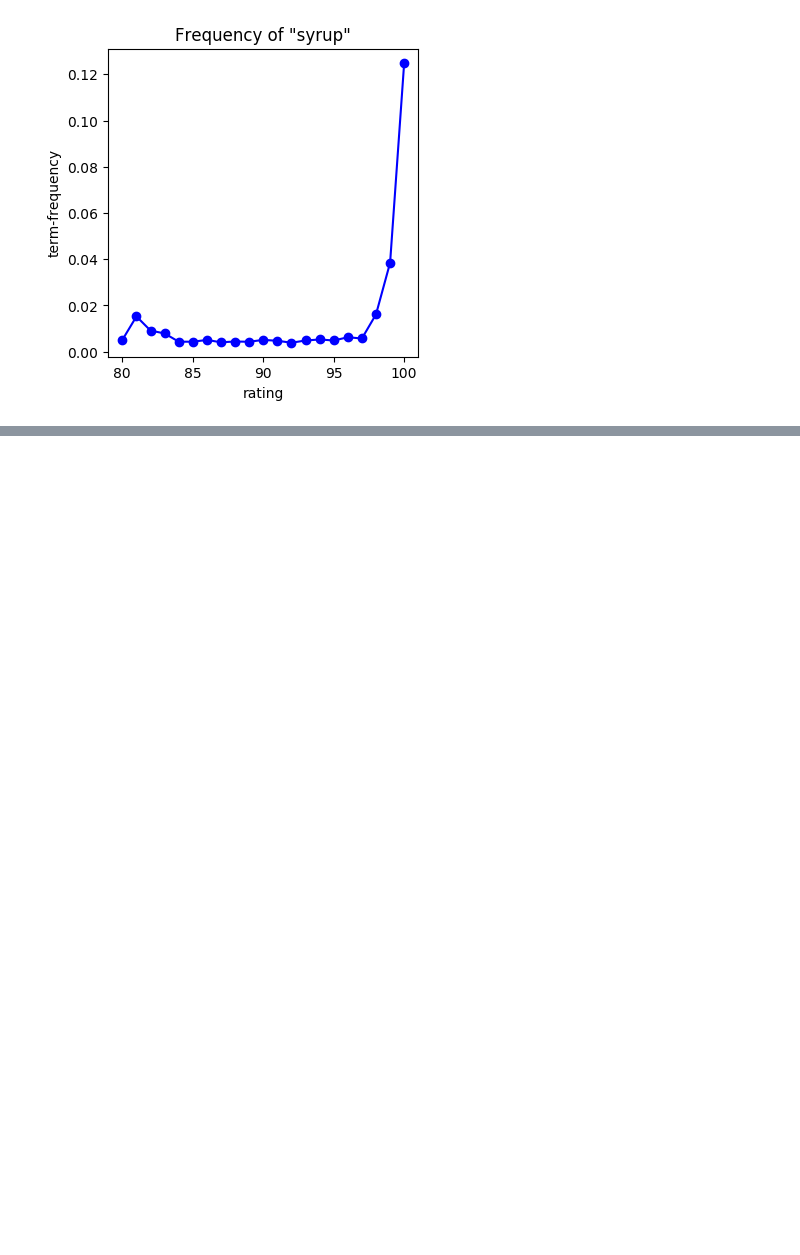
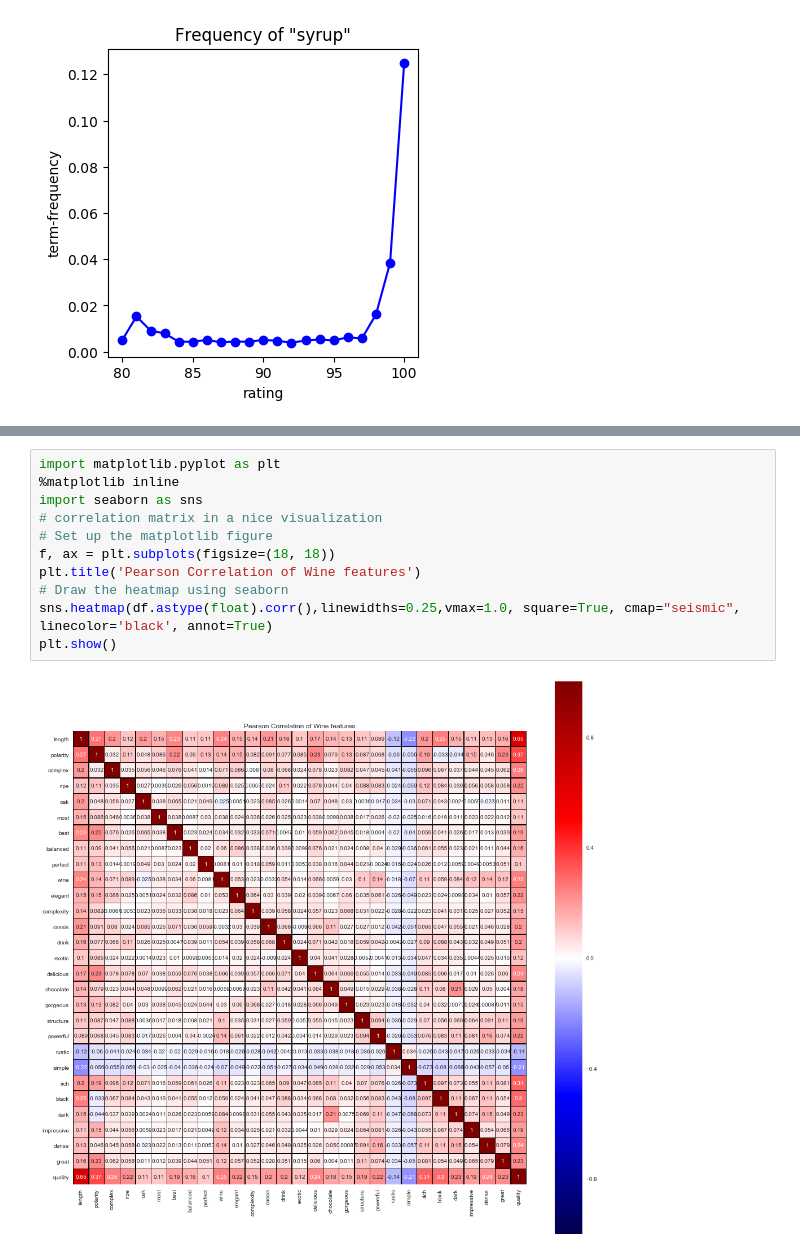
Before and after one commit to pavlafuxova/TFM, a Jupyter notebook: word_count_classifier.ipynb, the cells around one changed output, grey strips where cells are left out. Saved outputs shown, nothing was run; the diff lists cells and outputs as text; blank space fills up the shorter version.

Commit message:
adding heat map of correlation matrix

```diff
--- a/word_count_classifier.ipynb
+++ b/word_count_classifier.ipynb
@@ -447,0 +487,13 @@ plt.show()
+# %%
+import matplotlib.pyplot as plt
+%matplotlib inline
+import seaborn as sns
+# correlation matrix in a nice visualization
+# Set up the matplotlib figure
+f, ax = plt.subplots(figsize=(18, 18))
+plt.title('Pearson Correlation of Wine features')
+# Draw the heatmap using seaborn
+sns.heatmap(df.astype(float).corr(),linewidths=0.25,vmax=1.0, square=True, cmap="seismic", linecolor='black', annot=True)
+plt.show()
+# %% [output]
+[figure, added]
```
Also changed, not shown: parts of 1 cell of this notebook.
